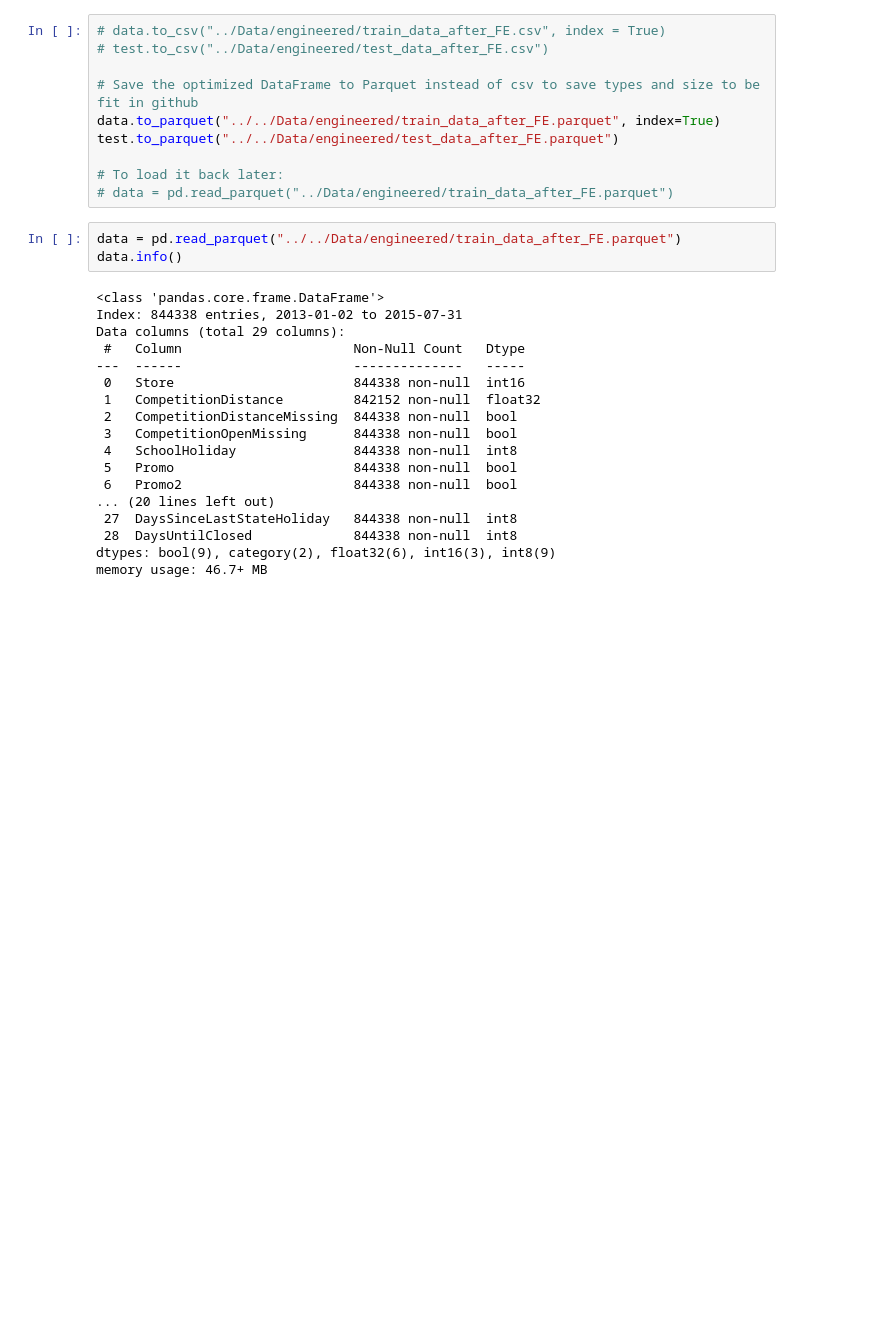
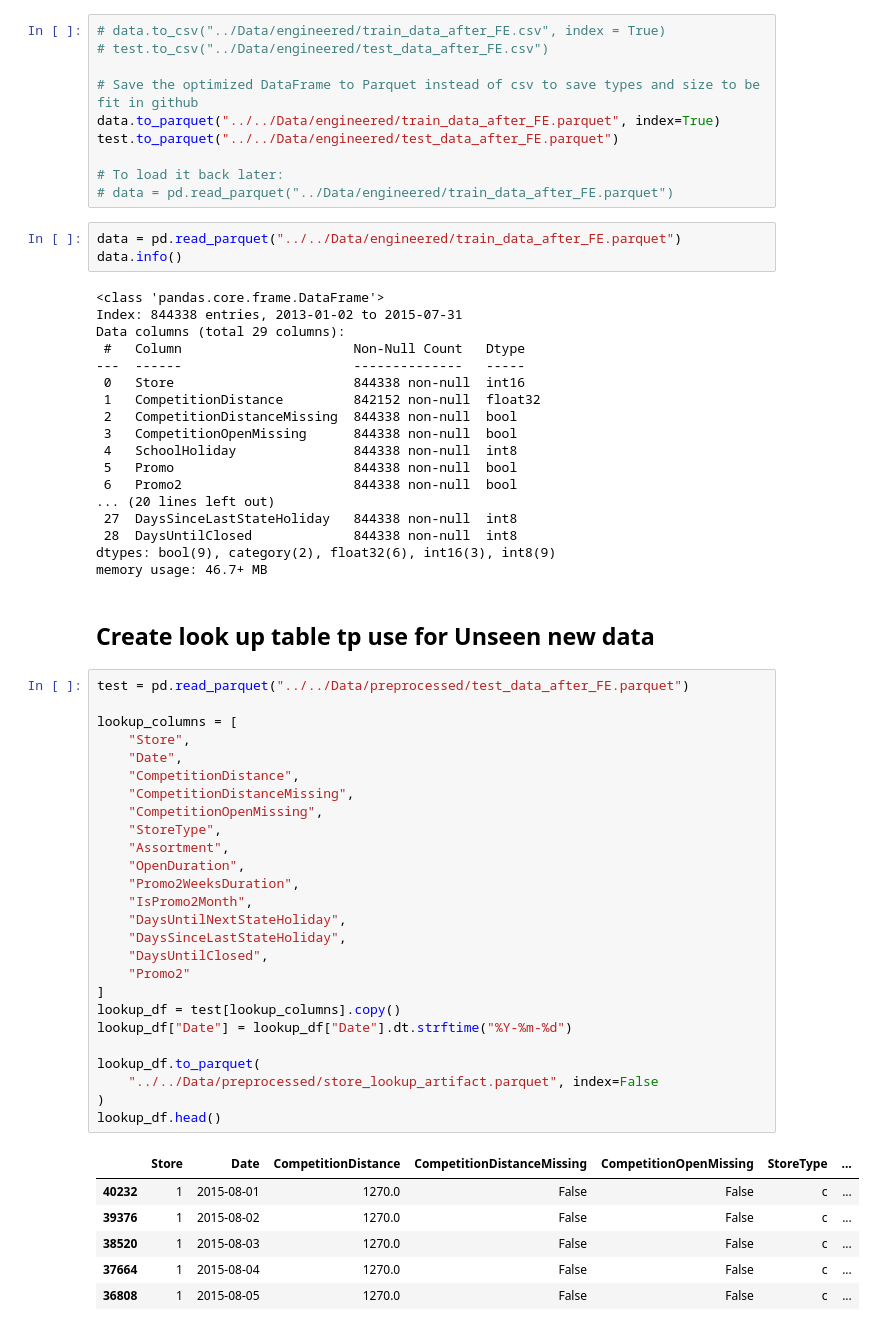
Before and after one commit to mohamedseif-10/Sales-Forecasting, a Jupyter notebook: Notebooks/Preprocessing/03_feature_engineering.ipynb, the cells around one changed output. Saved outputs shown, nothing was run; the diff lists cells and outputs as text; blank space fills up the shorter version.

Commit message:
Create lookup table

```diff
--- a/Notebooks/Preprocessing/03_feature_engineering.ipynb
+++ b/Notebooks/Preprocessing/03_feature_engineering.ipynb
@@ -1160,3 +1160,38 @@ Data columns (total 29 columns):
  28  DaysUntilClosed             844338 non-null  int8
 dtypes: bool(9), category(2), float32(6), int16(3), int8(9)
 memory usage: 46.7+ MB
+# %% [markdown]
+## Create look up table tp use for Unseen new data
+# %%
+test = pd.read_parquet("../../Data/preprocessed/test_data_after_FE.parquet")
+
+lookup_columns = [
+    "Store",
+    "Date",
+    "CompetitionDistance",
+    "CompetitionDistanceMissing",
+    "CompetitionOpenMissing",
+    "StoreType",
+    "Assortment",
+    "OpenDuration",
+    "Promo2WeeksDuration",
+    "IsPromo2Month",
+    "DaysUntilNextStateHoliday",
+    "DaysSinceLastStateHoliday",
+    "DaysUntilClosed",
+    "Promo2"
+]
+lookup_df = test[lookup_columns].copy()
+lookup_df["Date"] = lookup_df["Date"].dt.strftime("%Y-%m-%d")
+
+lookup_df.to_parquet(
+    "../../Data/preprocessed/store_lookup_artifact.parquet", index=False
+)
+lookup_df.head()
+# %% [output]
+|  | Store | Date | CompetitionDistance | CompetitionDistanceMissing | CompetitionOpenMissing | StoreType | ... |
+| 40232 | 1 | 2015-08-01 | 1270.0 | False | False | c | ... |
+| 39376 | 1 | 2015-08-02 | 1270.0 | False | False | c | ... |
+| 38520 | 1 | 2015-08-03 | 1270.0 | False | False | c | ... |
+| 37664 | 1 | 2015-08-04 | 1270.0 | False | False | c | ... |
+| 36808 | 1 | 2015-08-05 | 1270.0 | False | False | c | ... |
```
Also changed, not shown: parts of 5 cells of this notebook, 8 other files.
